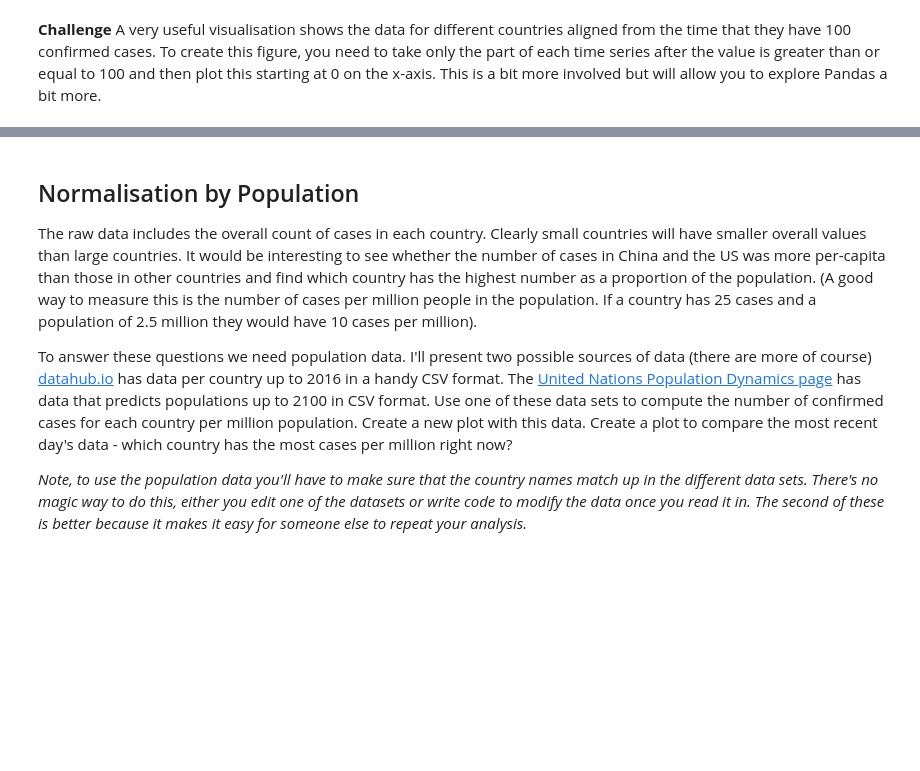
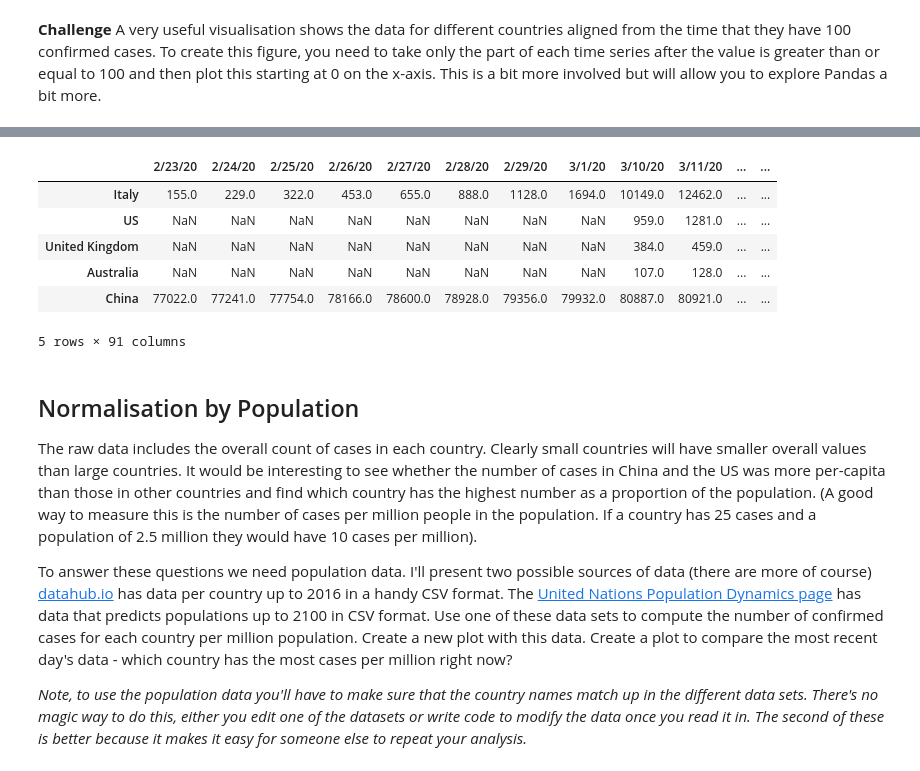
Before and after one commit to NSoni25/Portfolio_repository, a Jupyter notebook: Portfolio 2.ipynb, the cells around one changed output, grey strips where cells are left out. Saved outputs shown, nothing was run; the diff lists cells and outputs as text; code cells hidden in the pictures; blank space fills up the shorter version.

```diff
--- a/Portfolio 2.ipynb
+++ b/Portfolio 2.ipynb
@@ -134,0 +106,7 @@ plt.show
+# %%
+grp_result=pd.DataFrame(columns=[])
+grp_plt=grouped.T
+grp1=pd.DataFrame(grp_plt,columns=["China","Australia","US","Italy","United Kingdom"])
+grp_Italy=pd.DataFrame(grp1.loc[grp1["Italy"]>100])
+grp_result=grp_result.append(grp_Italy['Italy'])
+grp_result
@@ -134,0 +117,4 @@ plt.show
+# %%
+grp_US=pd.DataFrame(grp1.loc[grp1["US"]>100])
+grp_result=grp_result.append(grp_US['US'])
+grp_result
@@ -134,0 +126,4 @@ plt.show
+# %%
+grp_UK=pd.DataFrame(grp1.loc[grp1["United Kingdom"]>100])
+grp_result=grp_result.append(grp_UK['United Kingdom'])
+grp_result
@@ -134,0 +136,4 @@ plt.show
+# %%
+grp_Aus=pd.DataFrame(grp1.loc[grp1["Australia"]>100])
+grp_result=grp_result.append(grp_Aus['Australia'])
+grp_result
@@ -135,3 +147,15 @@ plt.show
+# %%
+grp_China=pd.DataFrame(grp1.loc[grp1["China"]>100])
+grp_result=grp_result.append(grp_China['China'])
+grp_result
+# %% [output]
+|  | 2/23/20 | 2/24/20 | 2/25/20 | 2/26/20 | 2/27/20 | 2/28/20 | 2/29/20 | 3/1/20 | 3/10/20 | 3/11/20 | ... | ... |
+| Italy | 155.0 | 229.0 | 322.0 | 453.0 | 655.0 | 888.0 | 1128.0 | 1694.0 | 10149.0 | 12462.0 | ... | ... |
+| US | NaN | NaN | NaN | NaN | NaN | NaN | NaN | NaN | 959.0 | 1281.0 | ... | ... |
+| United Kingdom | NaN | NaN | NaN | NaN | NaN | NaN | NaN | NaN | 384.0 | 459.0 | ... | ... |
+| Australia | NaN | NaN | NaN | NaN | NaN | NaN | NaN | NaN | 107.0 | 128.0 | ... | ... |
+| China | 77022.0 | 77241.0 | 77754.0 | 78166.0 | 78600.0 | 78928.0 | 79356.0 | 79932.0 | 80887.0 | 80921.0 | ... | ... |
+5 rows × 91 columns
 # %% [markdown]
 ## Normalisation by Population
 
```
Also changed, not shown: parts of 18 cells of this notebook.
